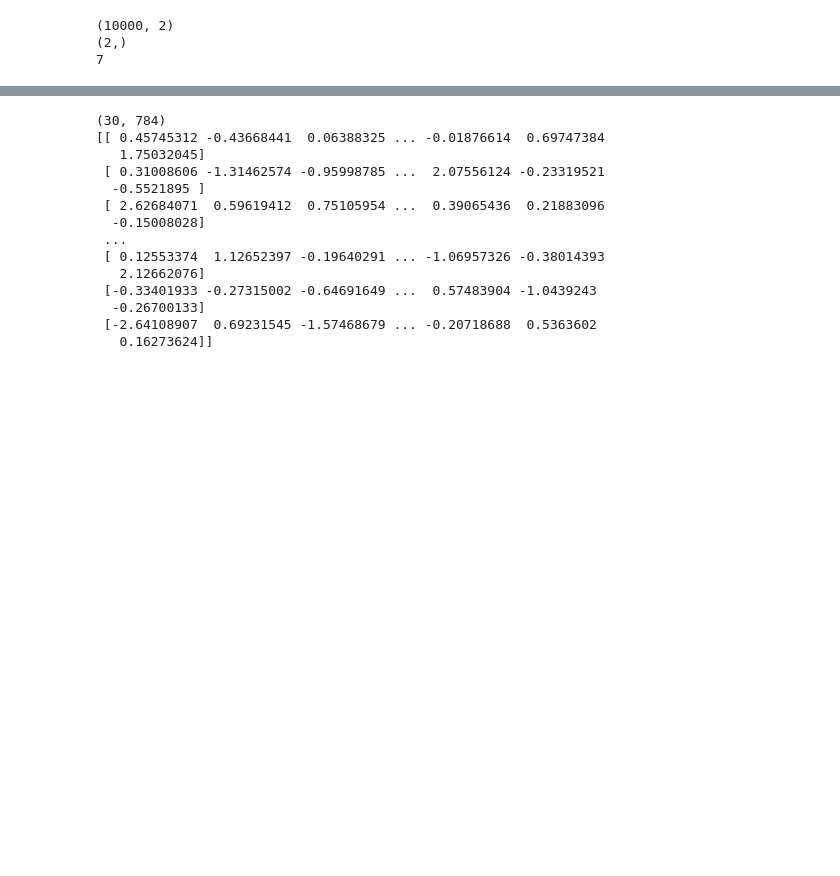
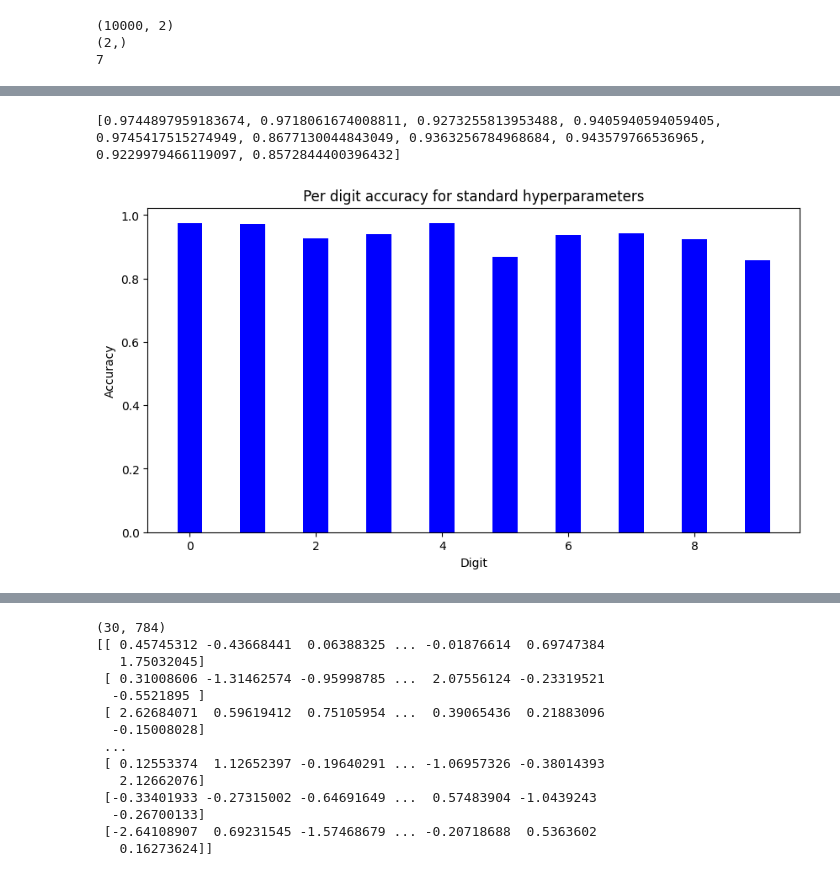
Before and after one commit to joeytarnowski/cosc470s24, a Jupyter notebook: solutions/FastNeuralNetwork-solution.ipynb, the cells around one changed output, grey strips where cells are left out. Drawn from its saved outputs; the diff is of its cells as text; code cells hidden in the pictures; blank space fills up the shorter version.

```diff
--- a/solutions/FastNeuralNetwork-solution.ipynb
+++ b/solutions/FastNeuralNetwork-solution.ipynb
@@ -161,0 +144,30 @@ Epoch 4 complete
+# %%
+# Per digit accuracy
+import numpy as np
+import matplotlib.pyplot as plt
+
+a = net.feedforward(test_data[2][0])
+
+correct_counts = [0 for _ in range(10)]
+digit_counts = [0 for _ in range(10)]
+
+for (x, y) in test_data:
+  a = np.argmax(net.feedforward(x))
+  if a == y:
+    correct_counts[y] += 1
+  digit_counts[y] += 1
+
+accuracies = [correct_counts[i]/digit_counts[i] for i in range(10)]
+print(accuracies)
+
+# Plot the per digit accuracy
+fig = plt.figure(figsize = (10, 5))
+plt.bar(range(0,10), accuracies, color ='blue',
+        width = 0.4)
+plt.xlabel("Digit")
+plt.ylabel("Accuracy")
+plt.title("Per digit accuracy for standard hyperparameters")
+plt.show()
+# %% [output]
+[0.9744897959183674, 0.9718061674008811, 0.9273255813953488, 0.9405940594059405, 0.9745417515274949, 0.8677130044843049, 0.9363256784968684, 0.943579766536965, 0.9229979466119097, 0.8572844400396432]
+[figure, added]
```
Also changed, not shown: parts of 9 cells of this notebook.
